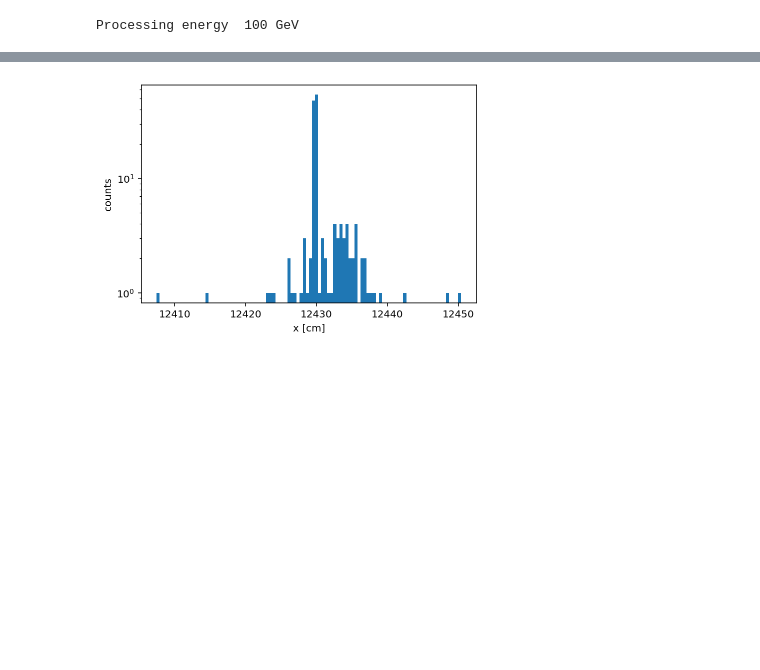
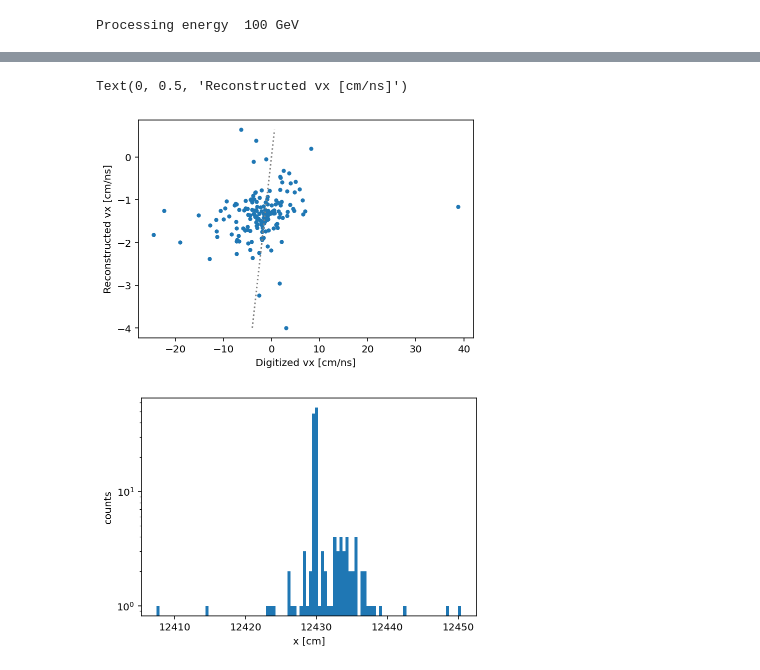
Before and after one commit to EdmondRen/mathusla_tracker_debugging, a Jupyter notebook: 11_tracker_debug.ipynb, the cells around one changed output, grey strips where cells are left out. Saved outputs shown, nothing was run; the diff lists cells and outputs as text; code cells hidden in the pictures; blank space fills up the shorter version.

```diff
--- a/11_tracker_debug.ipynb
+++ b/11_tracker_debug.ipynb
@@ -89,3 +100,16 @@ plt.scatter(recon[:,0][ievent==6],recon[:,6][ievent==6])
+# %%
+i=9
+vxdigi = (digi2[:,1][ievent==i]-digi[:,1][ievent==i])/(digi2[:,3][ievent==i]-digi[:,3][ievent==i])
+vxrecon = recon[:,5][ievent==i]
+
+plt.scatter(vxdigi,vxrecon,s=10)
+diag = [min(vxrecon),max(vxrecon)]
+plt.plot(diag,diag,color="grey",linestyle=":")
+plt.xlabel("Digitized vx [cm/ns]")
+plt.ylabel("Reconstructed vx [cm/ns]")
+# %% [output]
+Text(0, 0.5, 'Reconstructed vx [cm/ns]')
+[figure, added]
 # %%
 plt.hist(recon[:,0][ievent==6],bins=100);
 plt.xlabel("x [cm]")
```
Also changed, not shown: parts of 8 cells of this notebook, 18 other files.
